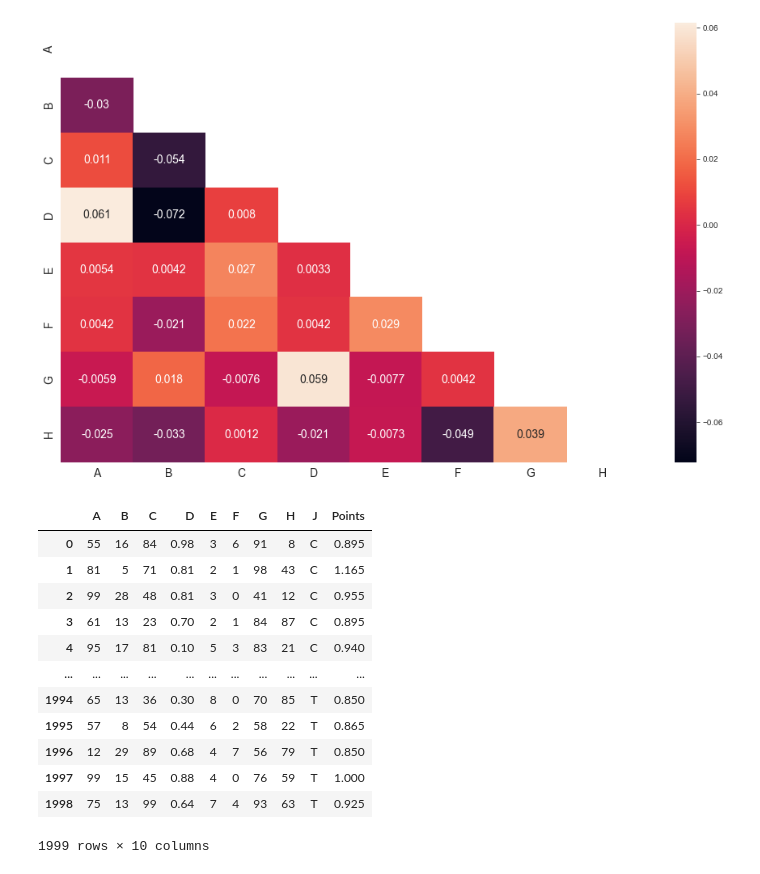
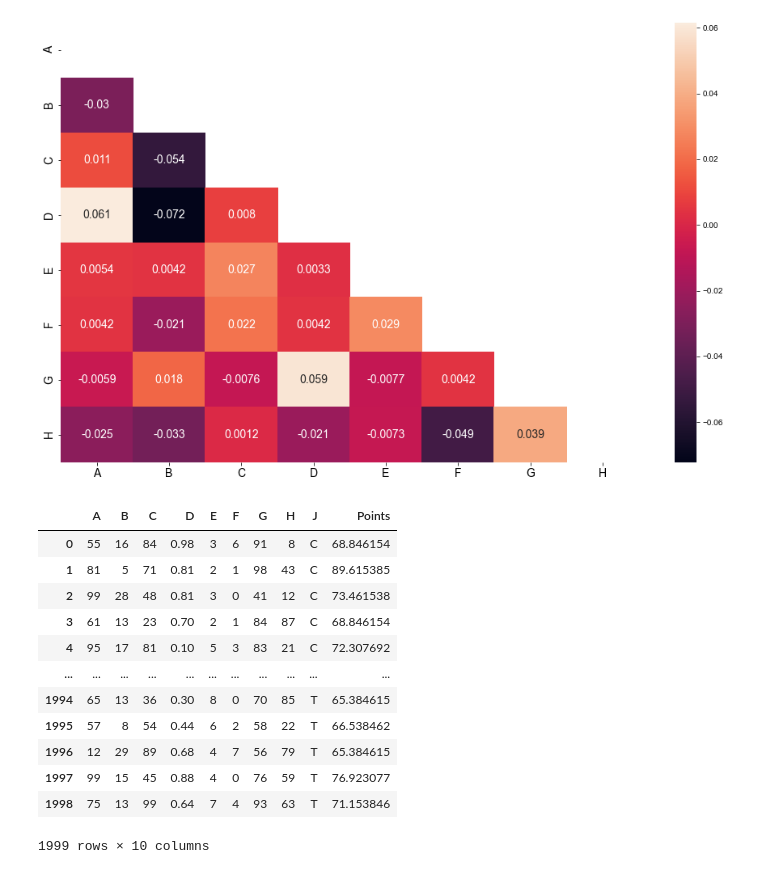
Before and after one commit to flild/practic_in_sklearn, a Jupyter notebook: teacher_prog.ipynb, the cells around one changed output. Saved outputs shown, nothing was run; the diff lists cells and outputs as text; code cells hidden in the pictures.

```diff
--- a/teacher_prog.ipynb
+++ b/teacher_prog.ipynb
@@ -155,36 +155,37 @@ def points(row):
 # %%
 points_col =[]
 # count = 0
 for row in data.iterrows():
 #     count +=1
 #     if count >30:
 #         break
     mas_point = points(row)
 #     print(mas_point)
     result_summ = mas_point[0]*0.25 + mas_point[1]*0.2 + mas_point[2]*0.15 + mas_point[3]*0.1 + mas_point[4]*0.1 + mas_point[5]*0.05 + mas_point[6]*0.05 +mas_point[7]*0.05 + mas_point[8]*0.05
+    result_summ = result_summ*100/1.3
     points_col.append(result_summ)
 data_with_point = pd.DataFrame({'A':data['A'],
               'B':data['B'],
               'C':data['C'],
               'D':data['D'],
               'E':data['E'],
               'F':data['F'],
               'G':data['G'],
               'H':data['H'],
               'J':data['J'],
               'Points':points_col})
 data_with_point
 # %% [output]
 |  | A | B | C | D | E | F | G | H | J | Points |
-| 0 | 55 | 16 | 84 | 0.98 | 3 | 6 | 91 | 8 | С | 0.895 |
-| 1 | 81 | 5 | 71 | 0.81 | 2 | 1 | 98 | 43 | С | 1.165 |
-| 2 | 99 | 28 | 48 | 0.81 | 3 | 0 | 41 | 12 | С | 0.955 |
-| 3 | 61 | 13 | 23 | 0.70 | 2 | 1 | 84 | 87 | С | 0.895 |
-| 4 | 95 | 17 | 81 | 0.10 | 5 | 3 | 83 | 21 | С | 0.940 |
+| 0 | 55 | 16 | 84 | 0.98 | 3 | 6 | 91 | 8 | С | 68.846154 |
+| 1 | 81 | 5 | 71 | 0.81 | 2 | 1 | 98 | 43 | С | 89.615385 |
+| 2 | 99 | 28 | 48 | 0.81 | 3 | 0 | 41 | 12 | С | 73.461538 |
+| 3 | 61 | 13 | 23 | 0.70 | 2 | 1 | 84 | 87 | С | 68.846154 |
+| 4 | 95 | 17 | 81 | 0.10 | 5 | 3 | 83 | 21 | С | 72.307692 |
 | ... | ... | ... | ... | ... | ... | ... | ... | ... | ... | ... |
-| 1994 | 65 | 13 | 36 | 0.30 | 8 | 0 | 70 | 85 | Т | 0.850 |
-| 1995 | 57 | 8 | 54 | 0.44 | 6 | 2 | 58 | 22 | Т | 0.865 |
-| 1996 | 12 | 29 | 89 | 0.68 | 4 | 7 | 56 | 79 | Т | 0.850 |
-| 1997 | 99 | 15 | 45 | 0.88 | 4 | 0 | 76 | 59 | Т | 1.000 |
-| 1998 | 75 | 13 | 99 | 0.64 | 7 | 4 | 93 | 63 | Т | 0.925 |
+| 1994 | 65 | 13 | 36 | 0.30 | 8 | 0 | 70 | 85 | Т | 65.384615 |
+| 1995 | 57 | 8 | 54 | 0.44 | 6 | 2 | 58 | 22 | Т | 66.538462 |
+| 1996 | 12 | 29 | 89 | 0.68 | 4 | 7 | 56 | 79 | Т | 65.384615 |
+| 1997 | 99 | 15 | 45 | 0.88 | 4 | 0 | 76 | 59 | Т | 76.923077 |
+| 1998 | 75 | 13 | 99 | 0.64 | 7 | 4 | 93 | 63 | Т | 71.153846 |
 1999 rows × 10 columns
```
Also changed, not shown: parts of 1 cell of this notebook, 1 other file.
